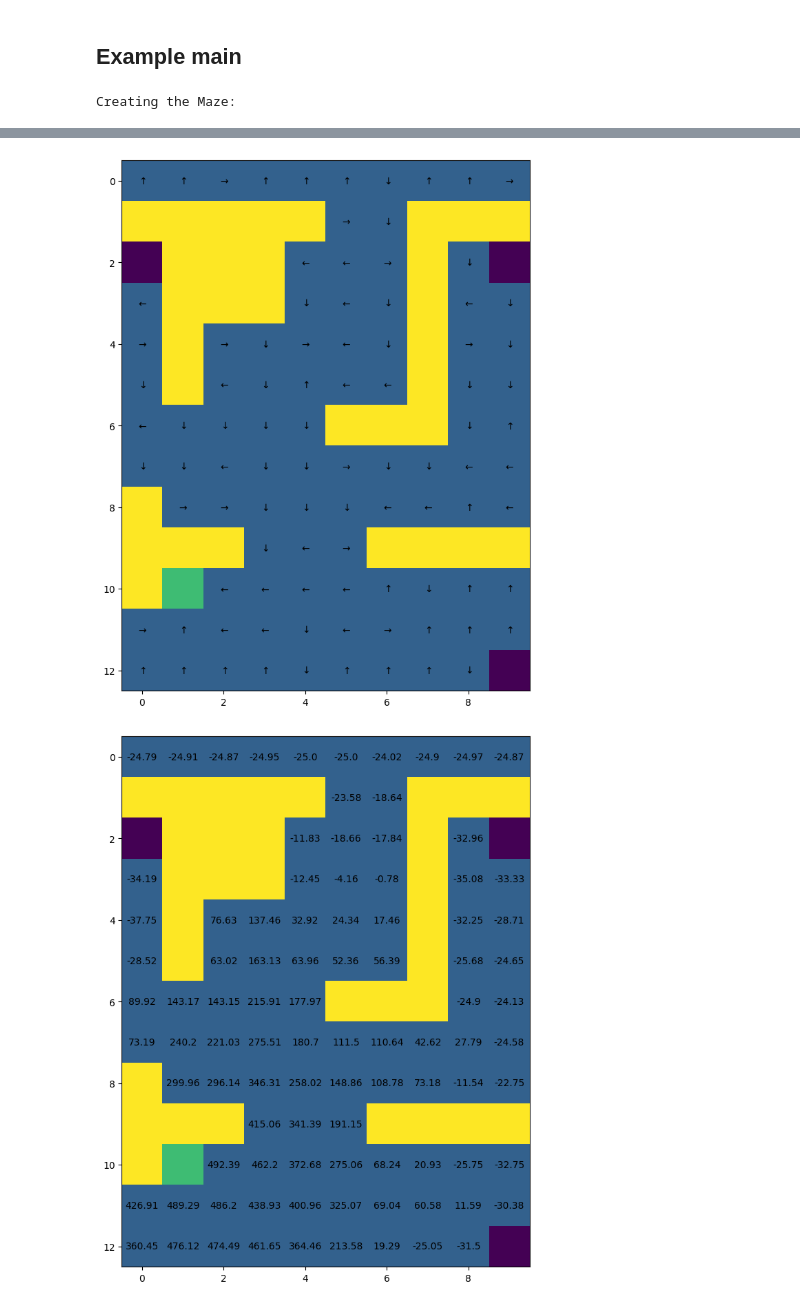
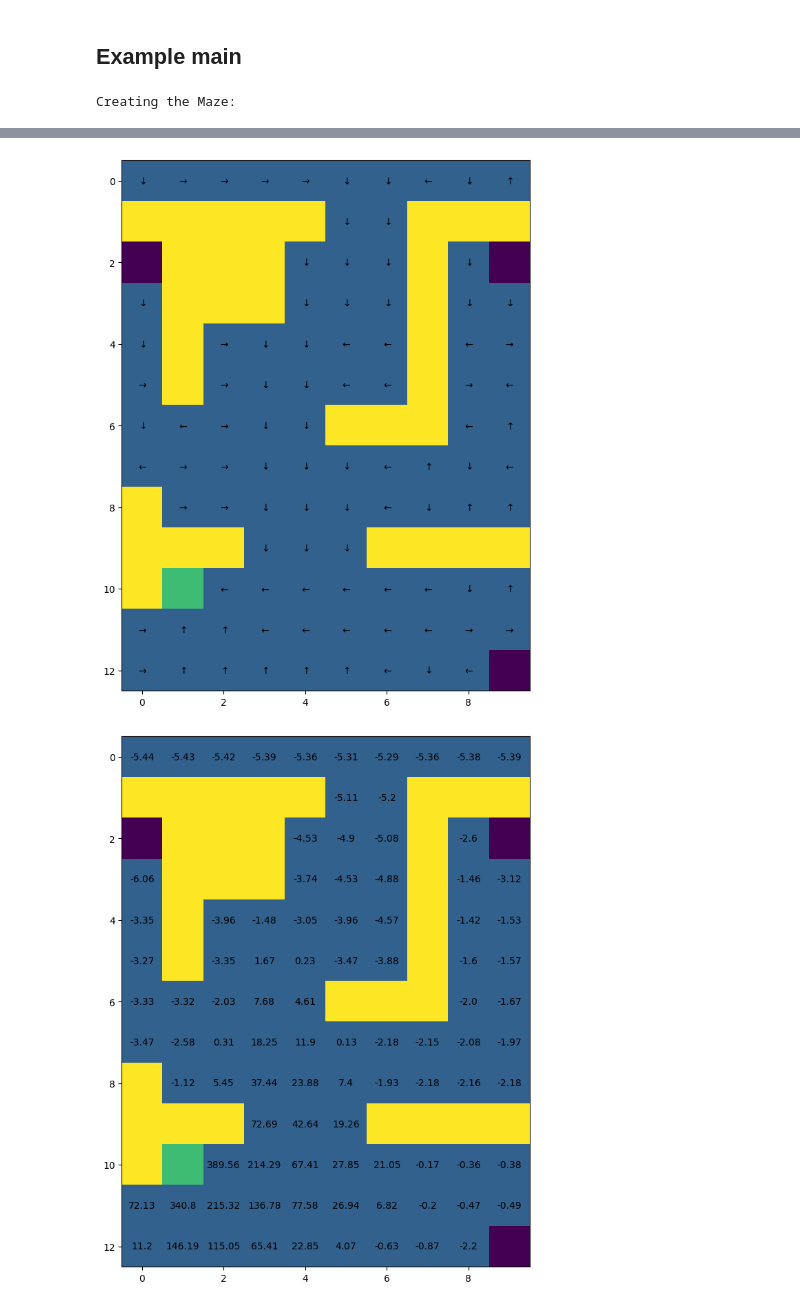
Before and after one commit to annnnnnnnnnie/imperial_ml_2022_coursework, a Jupyter notebook: coursework_1.ipynb, the cells around one changed output, grey strips where cells are left out. Cells and saved outputs as stored; diff of their text form; code cells hidden in the pictures.

```diff
--- a/coursework_1.ipynb
+++ b/coursework_1.ipynb
@@ -611,20 +681,21 @@ maze = Maze()
 
 ### Question 2: Monte-Carlo learning
 
-mc_agent = MC_agent()
-mc_policy, mc_values, total_rewards = mc_agent.solve(maze)
+# mc_agent = MC_agent()
+# mc_policy, mc_values, total_rewards = mc_agent.solve(maze)
+#
+# print("Results of the MC agent:\n")
+# maze.get_graphics().draw_policy(mc_policy)
+# maze.get_graphics().draw_value(mc_values[-1])
 
-print("Results of the MC agent:\n")
-maze.get_graphics().draw_policy(mc_policy)
-maze.get_graphics().draw_value(mc_values[-1])
 ### Question 3: Temporal-Difference learning
 
-# td_agent = TD_agent()
-# td_policy, td_values, total_rewards = td_agent.solve(maze)
-#
-# print("Results of the TD agent:\n")
-# maze.get_graphics().draw_policy(td_policy)
-# maze.get_graphics().draw_value(td_values[-1])
+td_agent = TD_agent()
+td_policy, td_values, total_rewards = td_agent.solve(maze)
+
+print("Results of the TD agent:\n")
+maze.get_graphics().draw_policy(td_policy)
+maze.get_graphics().draw_value(td_values[-1])
 # %% [output]
 Creating the Maze:
 [figure]
@@ -637,2 +708,2 @@ Results of the MC agent:
-[figure, old version]
+[figure, new version]
-[figure, old version]
+[figure, new version]
```
Also changed, not shown: parts of 3 cells of this notebook.
